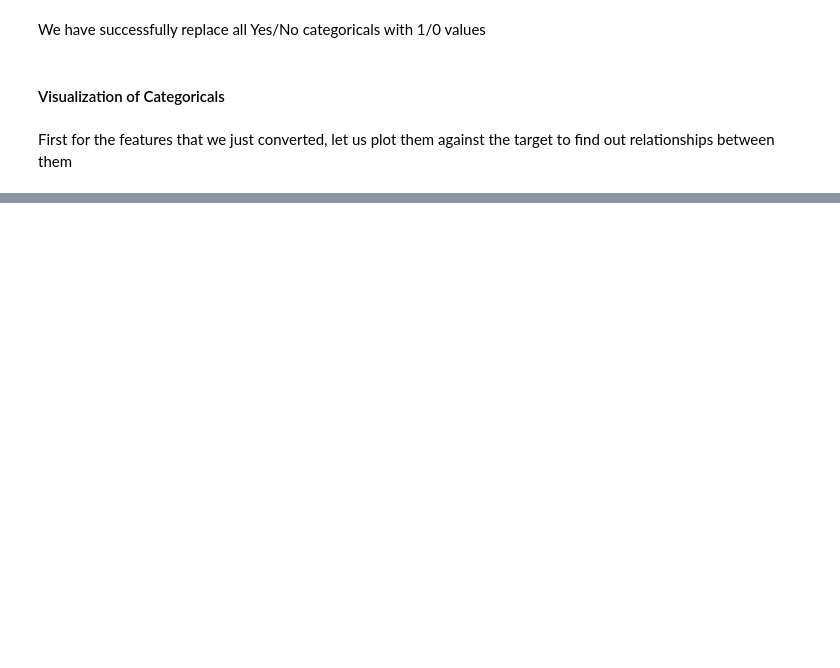
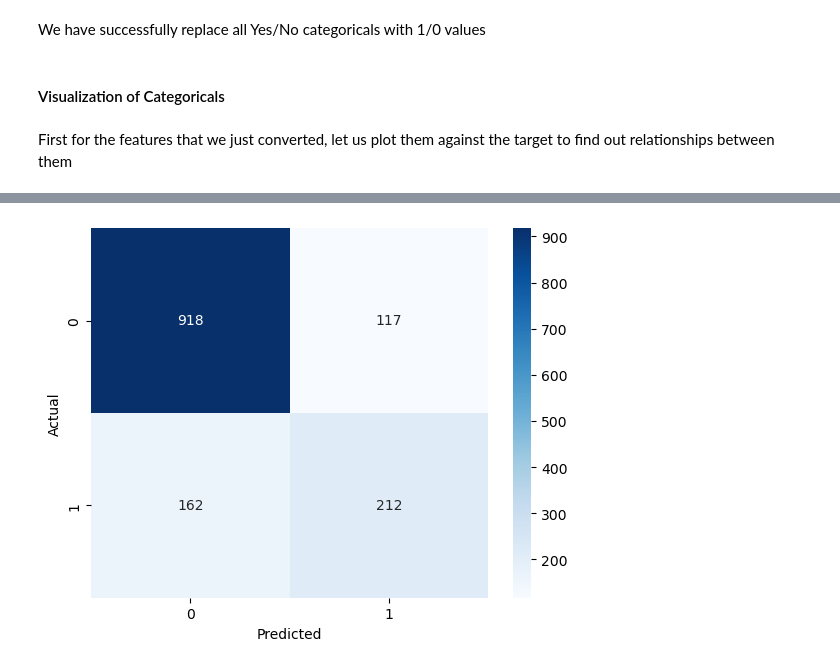
Before and after one commit to alinazir105/Customer-Intelligence-System, a Jupyter notebook: Notebook.ipynb, the cells around one changed output, grey strips where cells are left out. Cells and saved outputs as stored; diff of their text form; code cells hidden in the pictures; blank space fills up the shorter version.

Commit message:
Model Building started

```diff
--- a/Notebook.ipynb
+++ b/Notebook.ipynb
@@ -427,0 +497,7 @@ Insights from the above plot:
+# %%
+preprocessor = ColumnTransformer(
+    transformers=[
+        ('num', StandardScaler(), numeric_features),
+        ('cat', OneHotEncoder(drop='first', handle_unknown='ignore'), categorical_features)
+    ]
+)
@@ -427,0 +506,2 @@ Insights from the above plot:
+# %%
+X_train, X_test, y_train, y_test = train_test_split(X, y, stratify=y, random_state=42, test_size=0.2)
@@ -427,0 +510,9 @@ Insights from the above plot:
+# %%
+
+pipe = Pipeline([
+    ('preprocessor', preprocessor),
+    ('model', LogisticRegression())
+])
+
+pipe.fit(X_train, y_train)
+y_pred = pipe.predict(X_train)
@@ -427,0 +530,3 @@ Insights from the above plot:
+# %%
+y_pred = pipe.predict(X_test)
+print(classification_report(y_test, y_pred))
@@ -427,0 +542,9 @@ Insights from the above plot:
+# %%
+cm = confusion_matrix(y_test, y_pred)
+
+sns.heatmap(cm, annot=True, fmt='d', cmap='Blues') # 'd' avoids scientific notation
+plt.xlabel('Predicted')
+plt.ylabel('Actual')
+plt.show()
+# %% [output]
+[figure, added]
```
Also changed, not shown: parts of 33 cells of this notebook.
